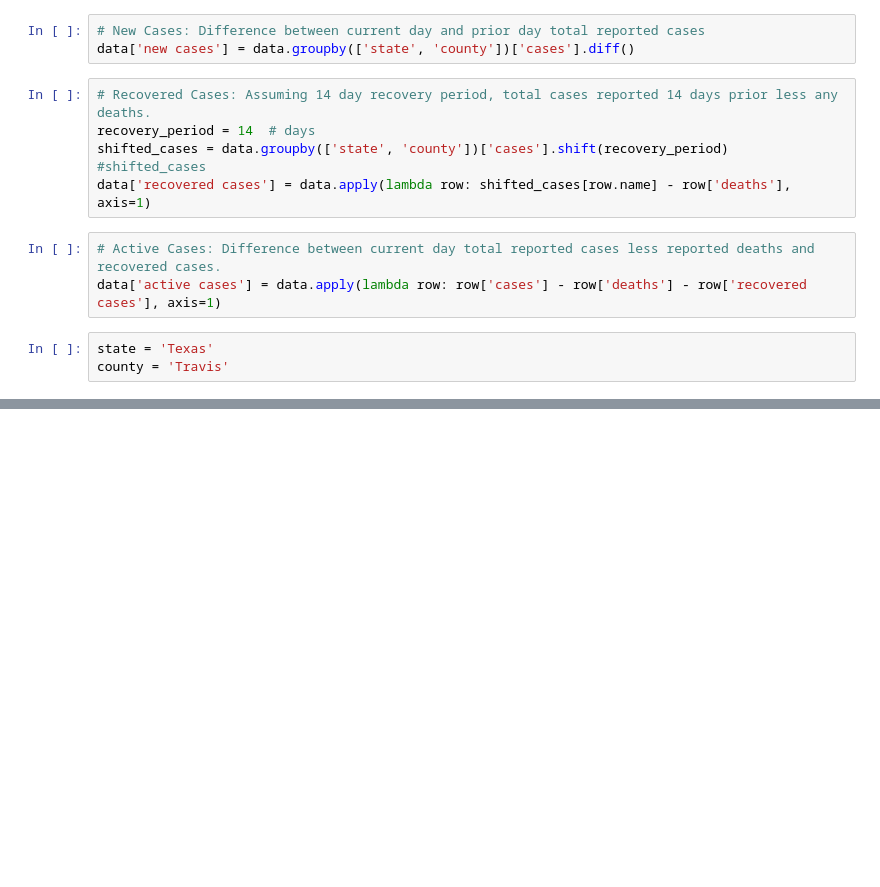
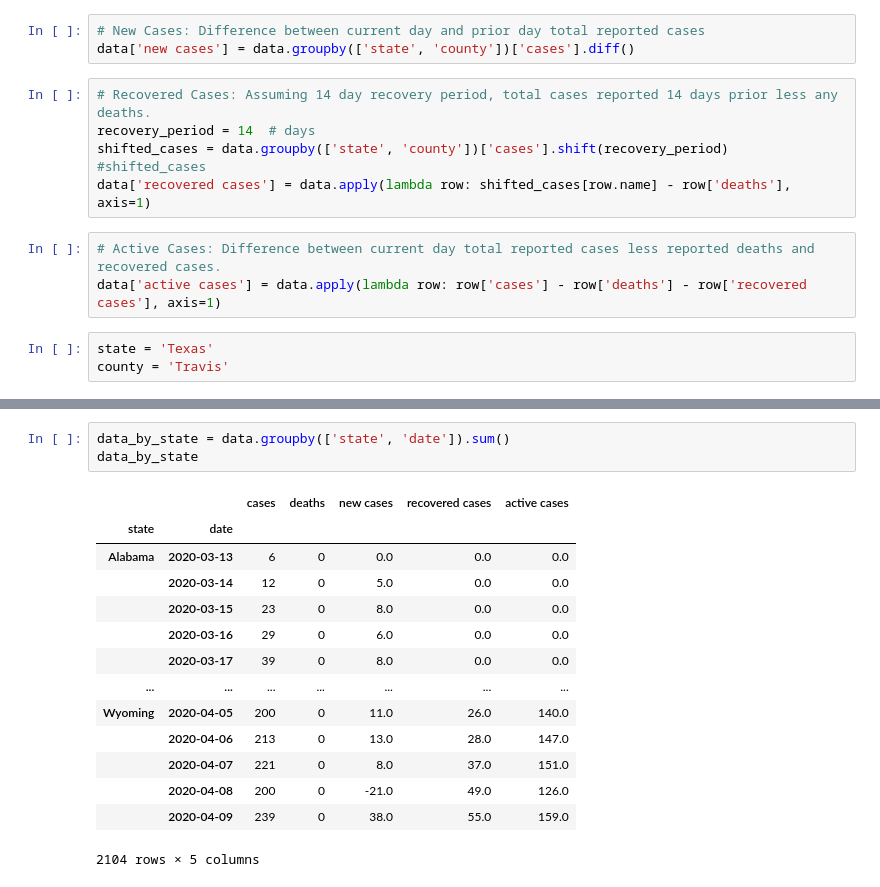
Before and after one commit to tubaman/covid-19-data-analysis, a Jupyter notebook: NY Times COVID-19 Data Analysis.ipynb, the cells around one changed output, grey strips where cells are left out. Cells and saved outputs as stored; diff of their text form; blank space fills up the shorter version.

```diff
--- a/NY Times COVID-19 Data Analysis.ipynb
+++ b/NY Times COVID-19 Data Analysis.ipynb
@@ -71,2 +71,20 @@ county_data.iplot(title=f"{county} County, {state}")
 # %% [output]
 [interactive output not drawn]
+# %%
+data_by_state = data.groupby(['state', 'date']).sum()
+data_by_state
+# %% [output]
+|  |  | cases | deaths | new cases | recovered cases | active cases |
+| state | date |  |  |  |  |  |
+| Alabama | 2020-03-13 | 6 | 0 | 0.0 | 0.0 | 0.0 |
+|  | 2020-03-14 | 12 | 0 | 5.0 | 0.0 | 0.0 |
+|  | 2020-03-15 | 23 | 0 | 8.0 | 0.0 | 0.0 |
+|  | 2020-03-16 | 29 | 0 | 6.0 | 0.0 | 0.0 |
+|  | 2020-03-17 | 39 | 0 | 8.0 | 0.0 | 0.0 |
+| ... | ... | ... | ... | ... | ... | ... |
+| Wyoming | 2020-04-05 | 200 | 0 | 11.0 | 26.0 | 140.0 |
+|  | 2020-04-06 | 213 | 0 | 13.0 | 28.0 | 147.0 |
+|  | 2020-04-07 | 221 | 0 | 8.0 | 37.0 | 151.0 |
+|  | 2020-04-08 | 200 | 0 | -21.0 | 49.0 | 126.0 |
+|  | 2020-04-09 | 239 | 0 | 38.0 | 55.0 | 159.0 |
+2104 rows × 5 columns
```
Also changed, not shown: parts of 7 cells of this notebook.
